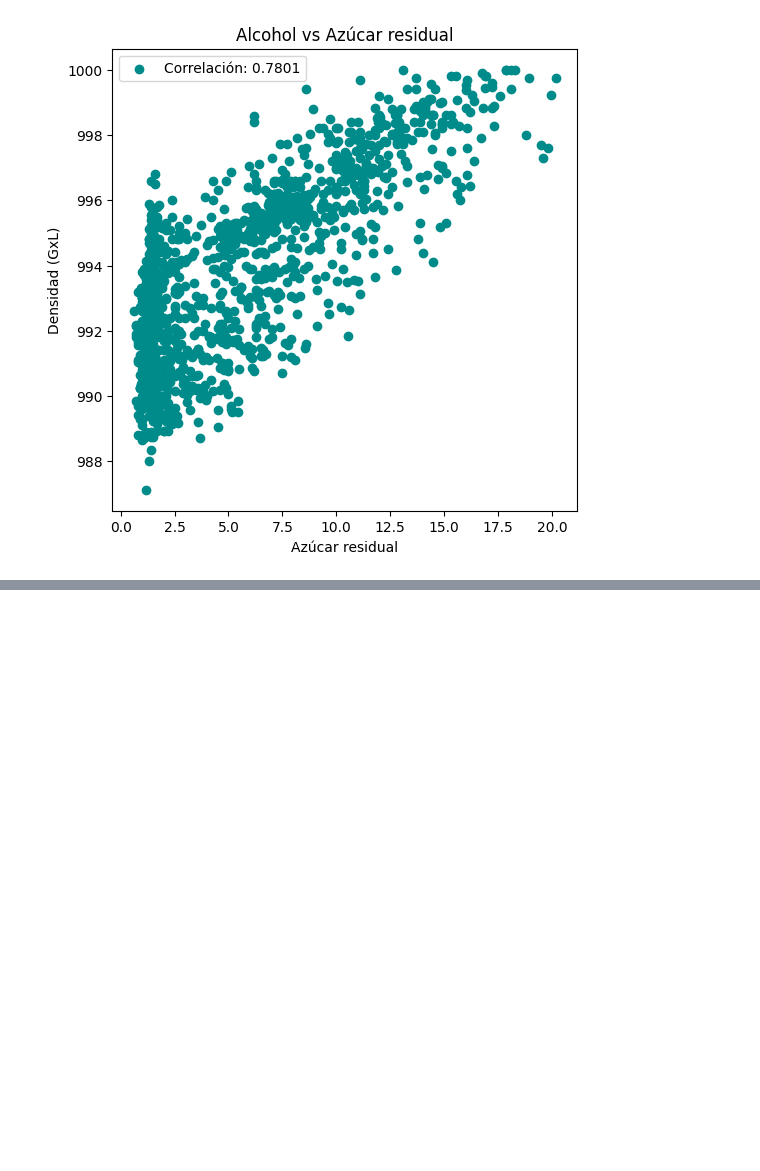
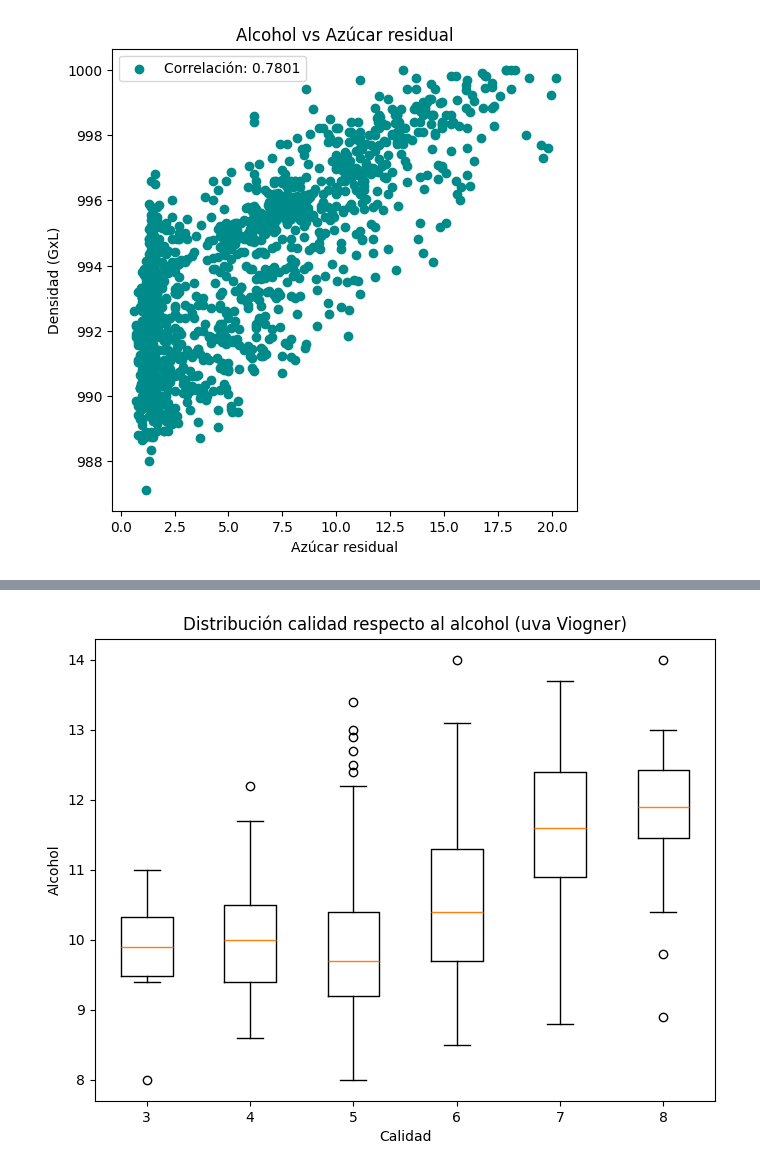
Before and after one commit to abriliglesias/Tp-ciencia-de-datos-, a Jupyter notebook: tpe.ipynb, the cells around one changed output, grey strips where cells are left out. Cells and saved outputs as stored; diff of their text form; code cells hidden in the pictures; blank space fills up the shorter version.

```diff
--- a/tpe.ipynb
+++ b/tpe.ipynb
@@ -871,0 +811,21 @@ ModuleNotFoundError: No module named 'sklearn'
+# %%
+# Crear el boxplot
+plt.figure(figsize=(8, 6))
+plt.boxplot([df_viogner[df_viogner["quality"] == 3]["alcohol"],
+             df_viogner[df_viogner["quality"] == 4]["alcohol"],
+             df_viogner[df_viogner["quality"] == 5]["alcohol"],
+             df_viogner[df_viogner["quality"] == 6]["alcohol"],
+             df_viogner[df_viogner["quality"] == 7]["alcohol"],
+             df_viogner[df_viogner["quality"] == 8]["alcohol"]],
+             labels=["3", "4" ,"5", "6", "7", "8"])
+# Agregar etiquetas a los ejes
+plt.xlabel("Calidad")
+plt.ylabel("Alcohol")
+
+# Agregar un título al gráfico
+plt.title("Distribución calidad respecto al alcohol (uva Viogner)")
+
+# Mostrar el gráfico
+plt.show()
+# %% [output]
+[figure, added]
```
Also changed, not shown: parts of 8 cells of this notebook.
